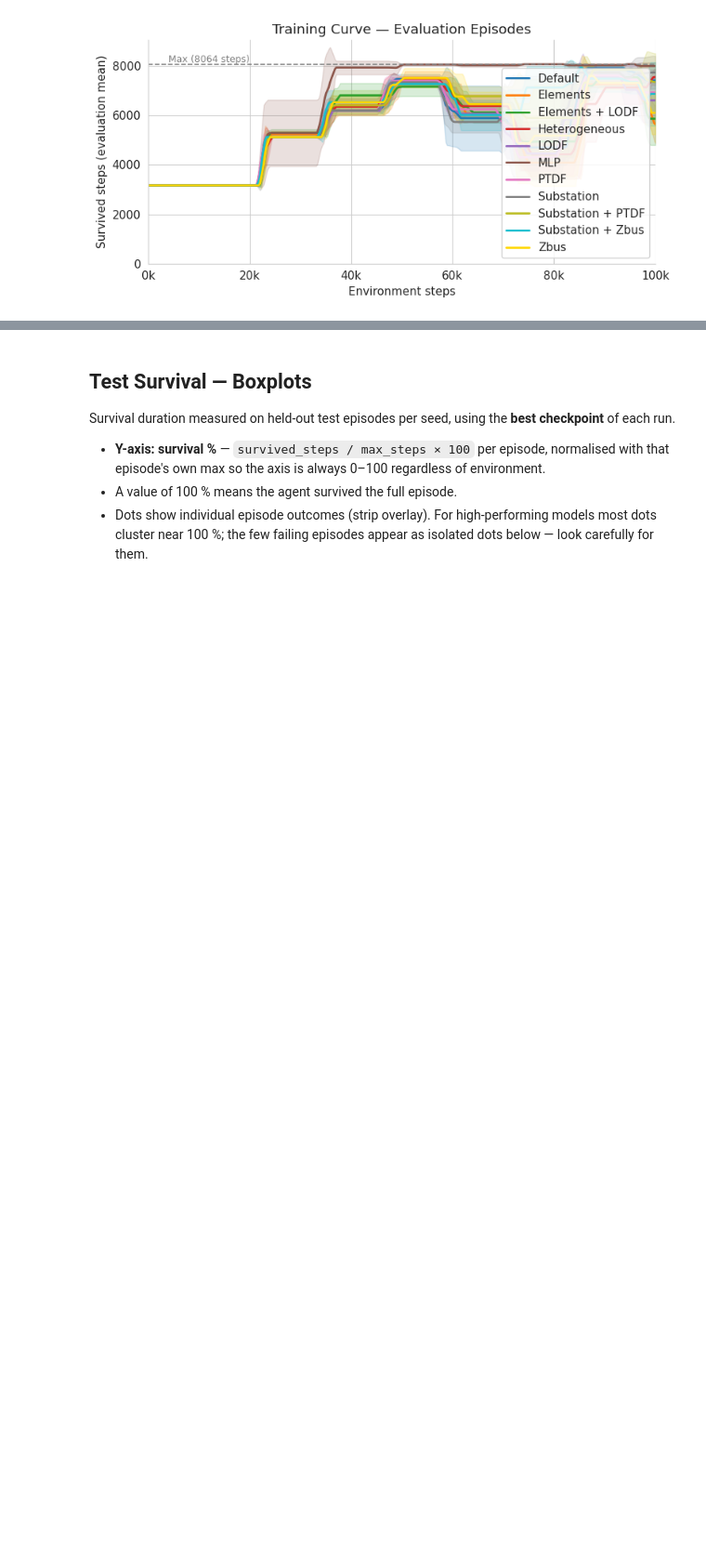
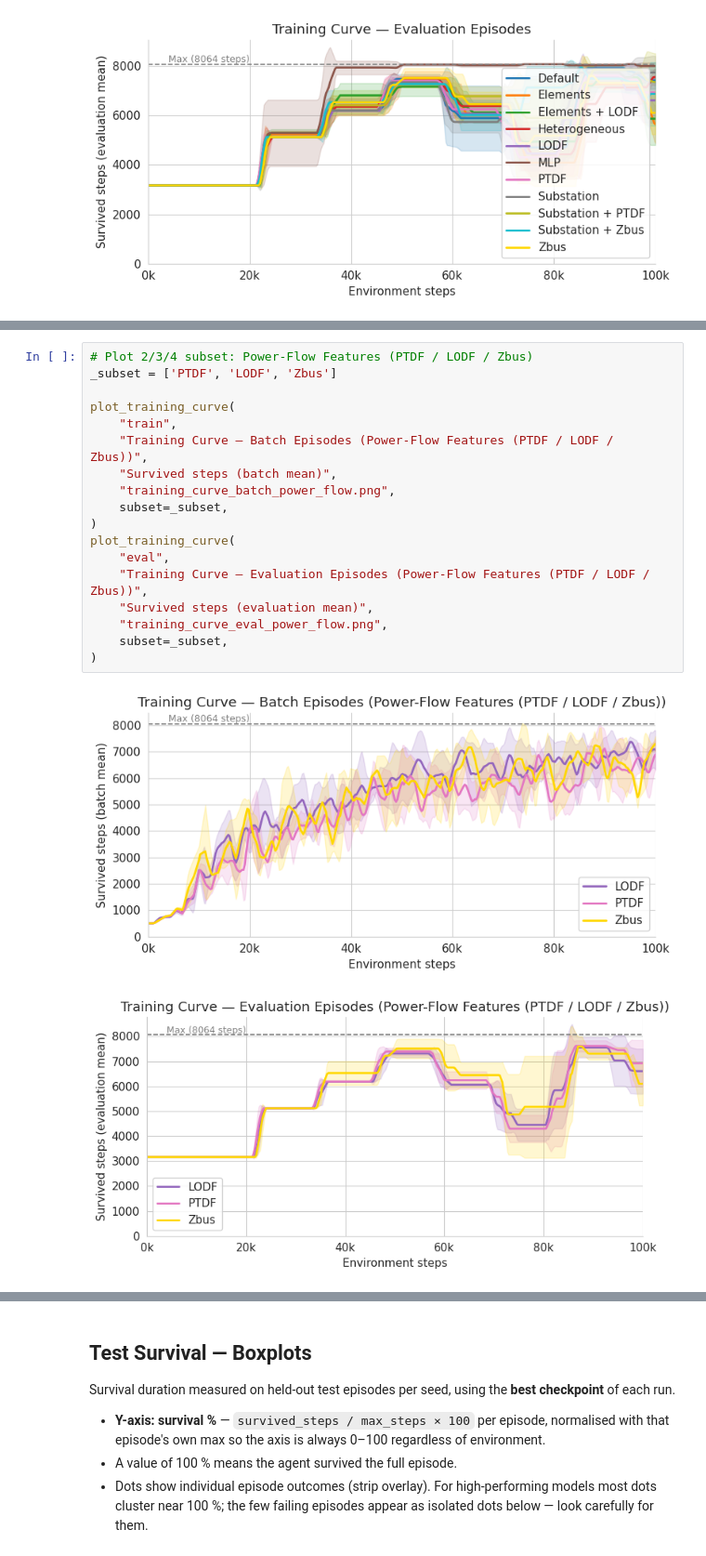
Before and after one commit to AdrianDegenkolb/NRI-for-explainable-RL-in-Power-Grids, a Jupyter notebook: experiments/compare_survival.ipynb, the cells around one changed output, grey strips where cells are left out. Shown at 93% size. Drawn from its saved outputs; the diff is of its cells as text; blank space fills up the shorter version.

```diff
--- a/experiments/compare_survival.ipynb
+++ b/experiments/compare_survival.ipynb
@@ -223,0 +276,21 @@ plot_training_curve(
+# %%
+# Plot 2/3/4 subset: Power-Flow Features (PTDF / LODF / Zbus)
+_subset = ['PTDF', 'LODF', 'Zbus']
+
+plot_training_curve(
+    "train",
+    "Training Curve — Batch Episodes (Power-Flow Features (PTDF / LODF / Zbus))",
+    "Survived steps (batch mean)",
+    "training_curve_batch_power_flow.png",
+    subset=_subset,
+)
+plot_training_curve(
+    "eval",
+    "Training Curve — Evaluation Episodes (Power-Flow Features (PTDF / LODF / Zbus))",
+    "Survived steps (evaluation mean)",
+    "training_curve_eval_power_flow.png",
+    subset=_subset,
+)
+# %% [output]
+[figure, added]
+[figure, added]
```
Also changed, not shown: parts of 7 cells of this notebook, 1 other file.
